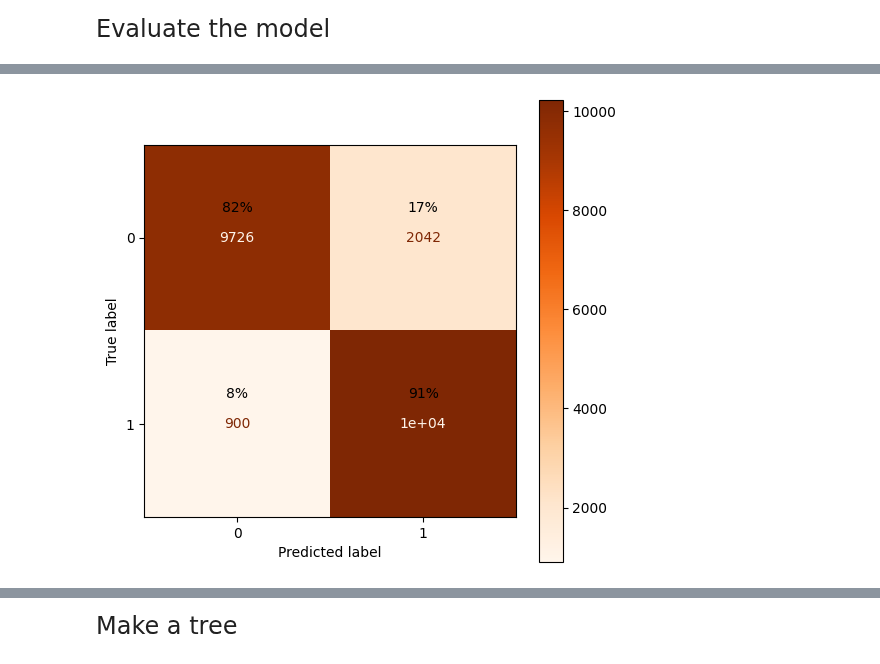
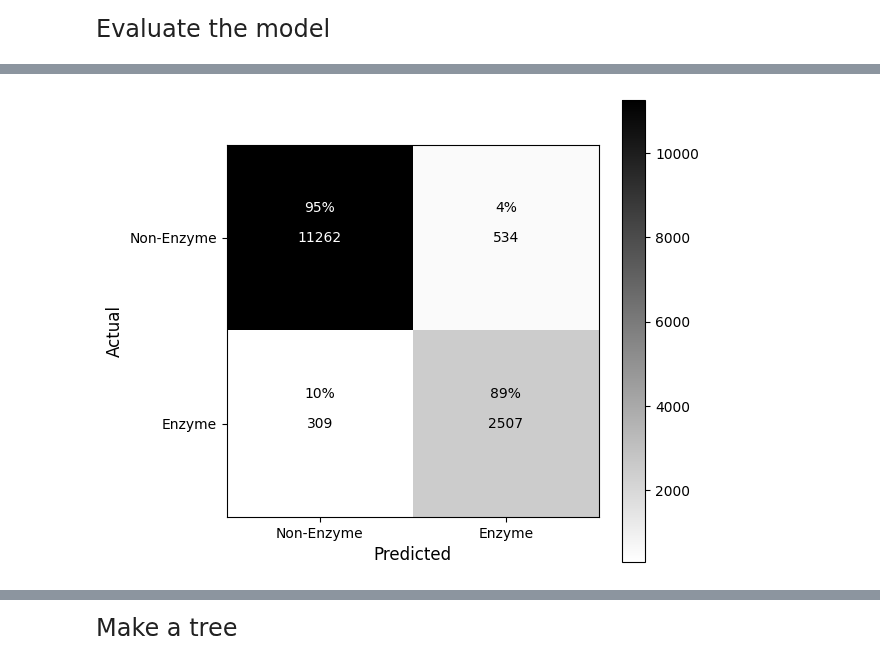
Before and after one commit to github4touchdouble/nnet-enzyme, a Jupyter notebook: random_forest/RandomForest_esm2.ipynb, the cells around one changed output, grey strips where cells are left out. Saved outputs shown, nothing was run; the diff lists cells and outputs as text; code cells hidden in the pictures.

```diff
--- a/random_forest/RandomForest_esm2.ipynb
+++ b/random_forest/RandomForest_esm2.ipynb
@@ -379,4 +355,0 @@ df_with_enzyme_dup
-# %%
-for i in range(n_dimensions_after_pca):
-    df_with_enzyme_dup[f'PCA {i + 1}'] = df_with_enzyme_dup['Emb PCA'].apply(lambda x: x[i])
-df_with_enzyme_dup
@@ -456,0 +387,14 @@ Name: Label, Length: 76318, dtype: int64
+# %%
+train_df = pd.concat([y_train, X_train], axis=1)
+mask = train_df['Label'] == 1
+
+# Duplicate rows with label 1 and keep other rows unchanged
+train_df_dup = pd.concat([train_df[mask]] * 3, ignore_index=True)
+
+# Concatenate rows with label 1 repeated four times with the original data
+train_df_dup = pd.concat([train_df, train_df_dup], ignore_index=True)
+
+# Split the data again into X_train_dup and y_train_dup
+train_df_dup = train_df_dup.sort_values(by=['Label','Mass'], ascending=[False, True]).reset_index(drop=True)
+y_train_dup = train_df_dup['Label']
+X_train_dup = train_df_dup.drop(['Label'], axis=1)
@@ -457,7 +448,7 @@ Name: Label, Length: 76318, dtype: int64
 # %%
 
 #Build the model:
-rf = RandomForestClassifier(max_depth=8, min_samples_leaf=8,n_estimators=100, random_state=42)
+rf = RandomForestClassifier(max_depth=16, min_samples_leaf=8,n_estimators=100, random_state=42)
 # %%
 # Define the performance metrics you want to assess
 scoring_metrics = {
@@ -486,5 +472,5 @@ mcc: Mean=0.7369074586797937, Std Dev=0.0089398190839183
 # %%
-rf.fit(X_train, y_train)
+rf.fit(X_train_dup, y_train_dup)
 y_pred=rf.predict(X_test)
 # %% [markdown]
 <font size="5">Evaluate the model</font>
@@ -504,25 +490,36 @@ Model accuracy: 0.871506
 # %%
-# Get the confusion matrix
-cm = confusion_matrix(y_test, y_pred)
+class_names = ["Non-Enzyme", "Enzyme"]
+conf_matrix = confusion_matrix(y_test, y_pred)
 
 # Calculate the percentages
-cm_percentage = (cm / cm.sum(axis=1)[:, np.newaxis]) * 100
+cm_percentage = (conf_matrix / conf_matrix.sum(axis=1)[:, np.newaxis]) * 100
 cm_percentage = cm_percentage.round(2)
 
 # Create a ConfusionMatrixDisplay without labels
-cmd = ConfusionMatrixDisplay(confusion_matrix=cm)
+cmd = ConfusionMatrixDisplay(confusion_matrix=conf_matrix, display_labels=class_names)
 # Plot the confusion matrix
 fig, ax = plt.subplots(figsize=(6, 6))
-cmd.plot(cmap='Oranges', ax=ax)
+cmd.plot(cmap="binary", ax=ax)
+cax = ax
 
 # Add the percentages as text annotations in the squares with specified ha and va
 for i in range(2):
     for j in range(2):
+
         # Increase the vertical offset for the percentage text
         offset = 0.2
-        ax.text(j, i - offset, f'{int(cm_percentage[i, j])}%', ha='center', va='top', color='black', fontsize=10, fontweight='light', zorder=4)
+        text_color = cax.texts[i * 2 + j].get_color()
+        ax.text(j, i - offset, f'{int(cm_percentage[i, j])}%', ha='center', va='top', color=text_color, fontsize=10, fontweight='light', zorder=4)
+
+
+# Set the x and y labels
+ax.set_xlabel("Predicted", fontsize=12)
+ax.set_ylabel("Actual", fontsize=12)
+ax.grid(False)
+
+plt.show()
 # %% [output]
-[figure, old version]
+[figure, new version]
 # %%
 f1 = f1_score(y_test, y_pred, zero_division="warn")
 print('F1 score:', f1)
```
Also changed, not shown: parts of 31 cells of this notebook.
